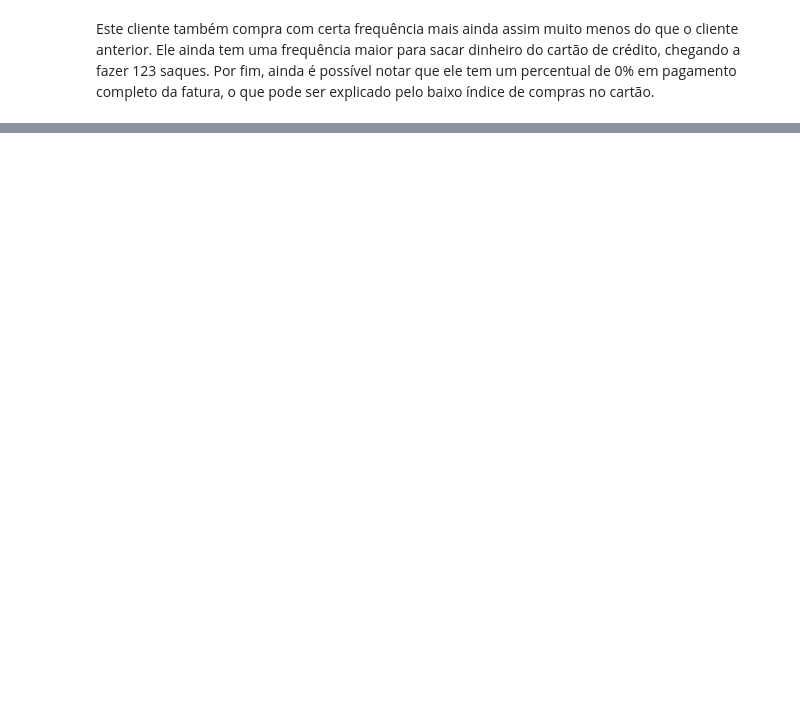
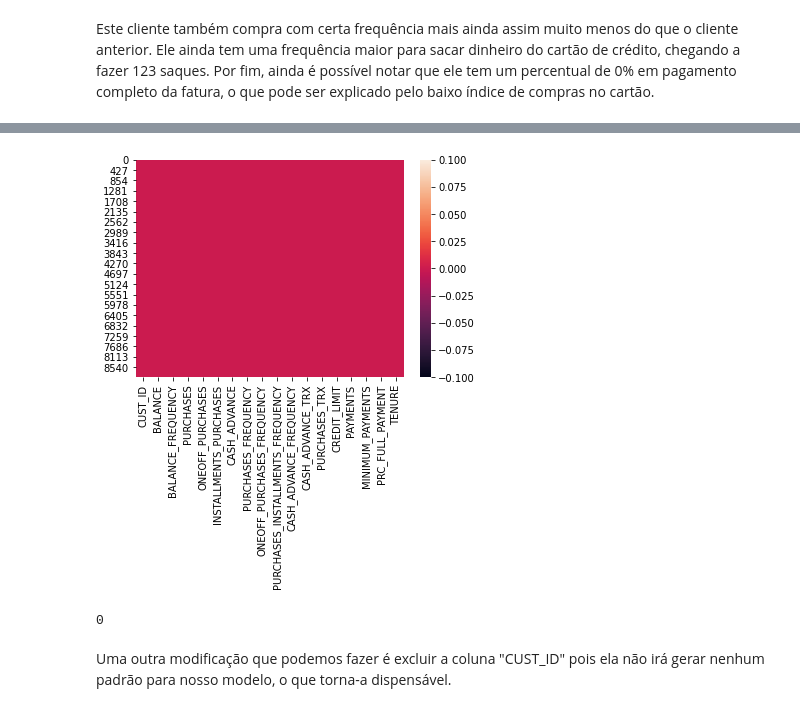
Before and after one commit to Mario-RJunior/Departamento-Marketing, a Jupyter notebook: Segmentacao_marketing.ipynb, the cells around one changed output, grey strips where cells are left out. Drawn from its saved outputs; the diff is of its cells as text; code cells hidden in the pictures; blank space fills up the shorter version.

```diff
--- a/Segmentacao_marketing.ipynb
+++ b/Segmentacao_marketing.ipynb
@@ -89,0 +123,6 @@ Este cliente também compra com certa frequência mais ainda assim muito menos d
+# %%
+# Preenchendo o valor faltante na coluna "PAYMENTS"
+creditcard_df.fillna(creditcard_df['PAYMENTS'].mean(), inplace=True)
+
+# Preenchendo os valores faltantes na coluna "MINIMUM_PAYMENTS"
+creditcard_df.loc[(creditcard_df['MINIMUM_PAYMENTS'].isnull() == True), 'MINIMUM_PAYMENTS'] = creditcard_df['MINIMUM_PAYMENTS'].mean()
@@ -89,0 +152,12 @@ Este cliente também compra com certa frequência mais ainda assim muito menos d
+# %%
+# Verificando os valores nulos pelo heatmap
+sns.heatmap(creditcard_df.isnull());
+# %% [output]
+[figure, added]
+# %%
+# Verificando valores duplicados
+creditcard_df.duplicated().sum()
+# %% [output]
+0
+# %% [markdown]
+Uma outra modificação que podemos fazer é excluir a coluna "CUST_ID" pois ela não irá gerar nenhum padrão para nosso modelo, o que torna-a dispensável.
```
Also changed, not shown: parts of 7 cells of this notebook.
